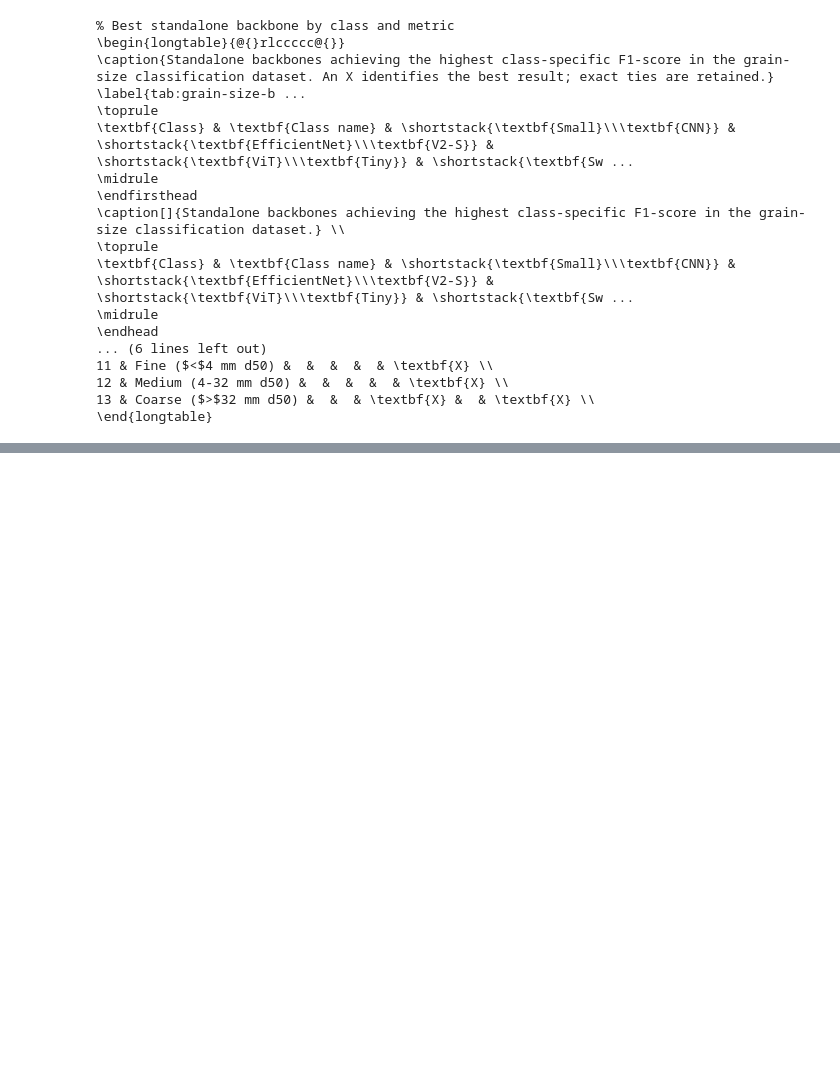
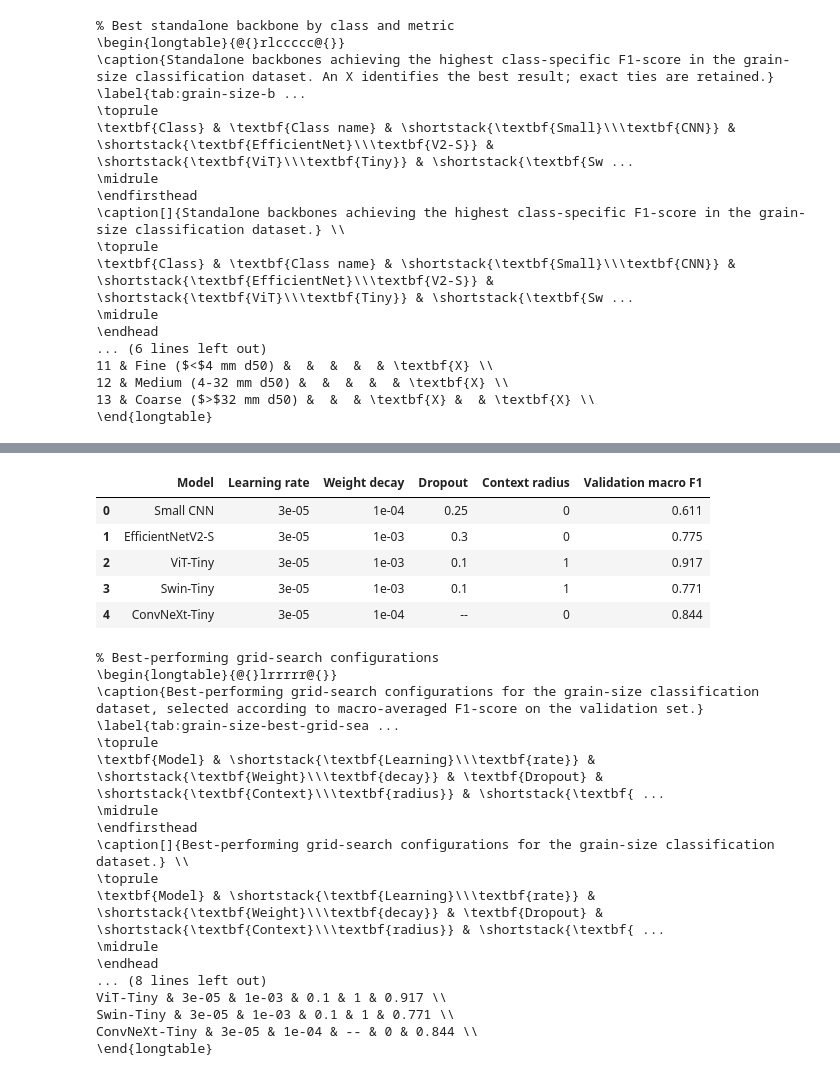
Before and after one commit to piotr-maciag/Context-Aware-Deep-Learning-Ensembles, a Jupyter notebook: pmaciag-volume-beach/Notebooks/ss_example_metrics_reporting.ipynb, the cells around one changed output, grey strips where cells are left out. Saved outputs shown, nothing was run; the diff lists cells and outputs as text; code cells hidden in the pictures; blank space fills up the shorter version.

```diff
--- a/pmaciag-volume-beach/Notebooks/ss_example_metrics_reporting.ipynb
+++ b/pmaciag-volume-beach/Notebooks/ss_example_metrics_reporting.ipynb
@@ -153,0 +171,42 @@ print_latex_best_backbones_by_class(
+# %%
+best_grid_search_configurations = load_best_grid_search_configurations(METHOD_SPECS)
+display(
+    best_grid_search_configurations.style.format(
+        {
+            "Learning rate": "{:.0e}",
+            "Weight decay": "{:.0e}",
+            "Dropout": "{:g}",
+            "Validation macro F1": "{:.3f}",
+        },
+        na_rep="--",
+    )
+)
+print_latex_best_grid_search_configurations(
+    best_grid_search_configurations,
+    dataset_label="grain-size classification dataset",
+    label_prefix="grain-size",
+)
+# %% [output]
+|  | Model | Learning rate | Weight decay | Dropout | Context radius | Validation macro F1 |
+| 0 | Small CNN | 3e-05 | 1e-04 | 0.25 | 0 | 0.611 |
+| 1 | EfficientNetV2-S | 3e-05 | 1e-03 | 0.3 | 0 | 0.775 |
+| 2 | ViT-Tiny | 3e-05 | 1e-03 | 0.1 | 1 | 0.917 |
+| 3 | Swin-Tiny | 3e-05 | 1e-03 | 0.1 | 1 | 0.771 |
+| 4 | ConvNeXt-Tiny | 3e-05 | 1e-04 | -- | 0 | 0.844 |
+% Best-performing grid-search configurations
+\begin{longtable}{@{}lrrrrr@{}}
+\caption{Best-performing grid-search configurations for the grain-size classification dataset, selected according to macro-averaged F1-score on the validation set.} \label{tab:grain-size-best-grid-sea ...
+\toprule
+\textbf{Model} & \shortstack{\textbf{Learning}\\\textbf{rate}} & \shortstack{\textbf{Weight}\\\textbf{decay}} & \textbf{Dropout} & \shortstack{\textbf{Context}\\\textbf{radius}} & \shortstack{\textbf{ ...
+\midrule
+\endfirsthead
+\caption[]{Best-performing grid-search configurations for the grain-size classification dataset.} \\
+\toprule
+\textbf{Model} & \shortstack{\textbf{Learning}\\\textbf{rate}} & \shortstack{\textbf{Weight}\\\textbf{decay}} & \textbf{Dropout} & \shortstack{\textbf{Context}\\\textbf{radius}} & \shortstack{\textbf{ ...
+\midrule
+\endhead
+... (8 lines left out)
+ViT-Tiny & 3e-05 & 1e-03 & 0.1 & 1 & 0.917 \\
+Swin-Tiny & 3e-05 & 1e-03 & 0.1 & 1 & 0.771 \\
+ConvNeXt-Tiny & 3e-05 & 1e-04 & -- & 0 & 0.844 \\
+\end{longtable}
```
Also changed, not shown: parts of 4 cells of this notebook, 12 other files.
